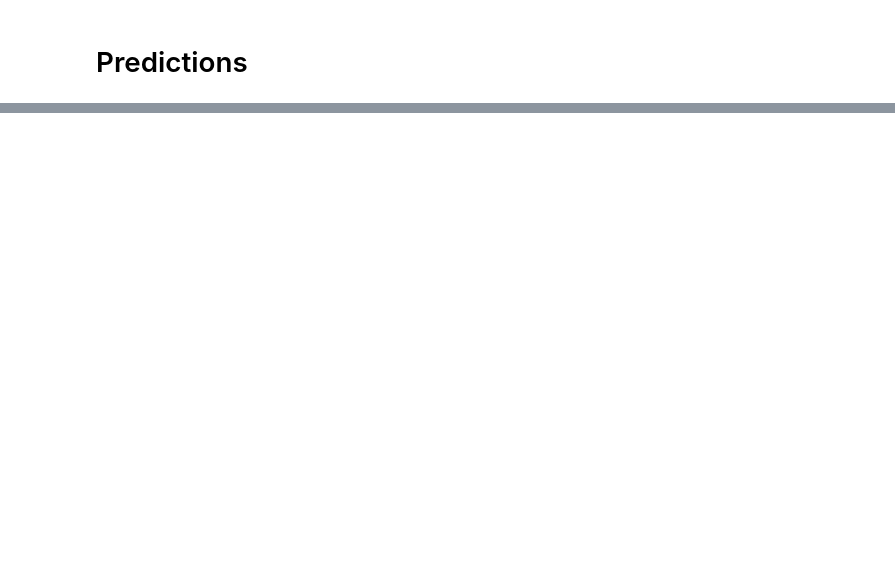
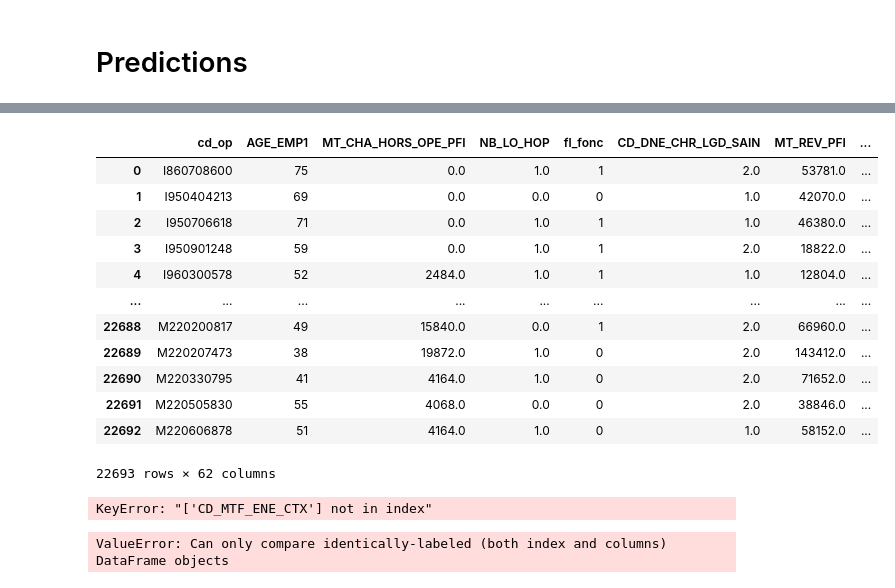
Before and after one commit to samuel-LP/Challenge-Credit-Logement, a Jupyter notebook: notebook/CoxPHFitter - Performance.ipynb, the cells around one changed output, grey strips where cells are left out. Cells and saved outputs as stored; diff of their text form; code cells hidden in the pictures; blank space fills up the shorter version.

```diff
--- a/notebook/CoxPHFitter - Performance.ipynb
+++ b/notebook/CoxPHFitter - Performance.ipynb
@@ -170,0 +166,26 @@ plt.show()
+# %%
+bon = pd.read_csv("../data/df_ph.csv")
+# %%
+bon
+# %% [output]
+|  | cd_op | AGE_EMP1 | MT_CHA_HORS_OPE_PFI | NB_LO_HOP | fl_fonc | CD_DNE_CHR_LGD_SAIN | MT_REV_PFI | ... |
+| 0 | I860708600 | 75 | 0.0 | 1.0 | 1 | 2.0 | 53781.0 | ... |
+| 1 | I950404213 | 69 | 0.0 | 0.0 | 0 | 1.0 | 42070.0 | ... |
+| 2 | I950706618 | 71 | 0.0 | 1.0 | 1 | 1.0 | 46380.0 | ... |
+| 3 | I950901248 | 59 | 0.0 | 1.0 | 1 | 2.0 | 18822.0 | ... |
+| 4 | I960300578 | 52 | 2484.0 | 1.0 | 1 | 1.0 | 12804.0 | ... |
+| ... | ... | ... | ... | ... | ... | ... | ... | ... |
+| 22688 | M220200817 | 49 | 15840.0 | 0.0 | 1 | 2.0 | 66960.0 | ... |
+| 22689 | M220207473 | 38 | 19872.0 | 1.0 | 0 | 2.0 | 143412.0 | ... |
+| 22690 | M220330795 | 41 | 4164.0 | 1.0 | 0 | 2.0 | 71652.0 | ... |
+| 22691 | M220505830 | 55 | 4068.0 | 0.0 | 0 | 2.0 | 38846.0 | ... |
+| 22692 | M220606878 | 51 | 4164.0 | 1.0 | 0 | 1.0 | 58152.0 | ... |
+22693 rows × 62 columns
+# %%
+df = df[bon.columns]
+# %% [output]
+KeyError: "['CD_MTF_ENE_CTX'] not in index"
+# %%
+df == bon
+# %% [output]
+ValueError: Can only compare identically-labeled (both index and columns) DataFrame objects
```
Also changed, not shown: parts of 14 cells of this notebook, 3 other files.
